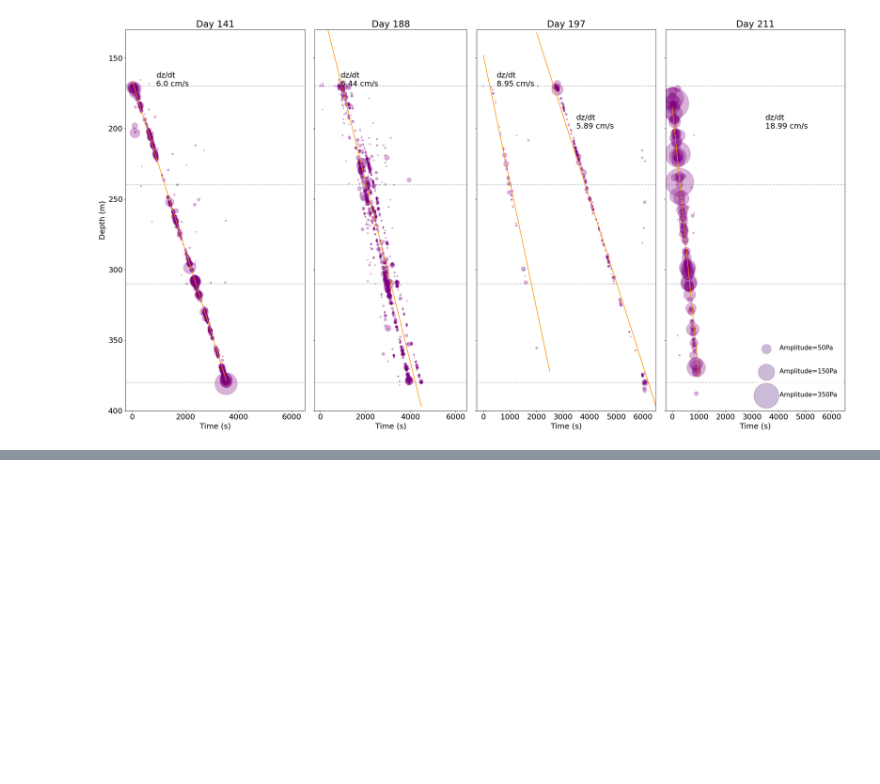
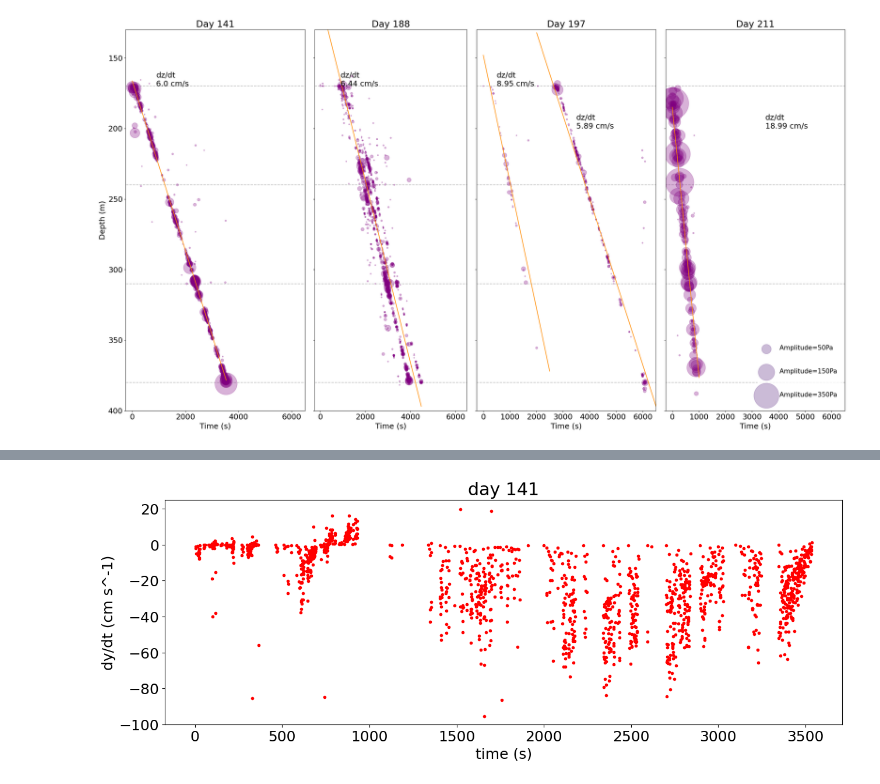
Before and after one commit to SerpRateAI/tensilePaper, a Jupyter notebook: combined-geology-chemistry-fractures.ipynb, the cells around one changed output, grey strips where cells are left out. Saved outputs shown, nothing was run; the diff lists cells and outputs as text; code cells hidden in the pictures; blank space fills up the shorter version.

```diff
--- a/combined-geology-chemistry-fractures.ipynb
+++ b/combined-geology-chemistry-fractures.ipynb
@@ -440,0 +559,19 @@ df211
+# %%
+def plot_dydt(mod, data, ax):
+    import obspy
+    x = mod[0]
+    y = mod[1]
+    times = data.origin_time.apply(obspy.UTCDateTime).apply(lambda t: t.datetime)
+    dt = times.diff().apply(lambda t: t.total_seconds())
+    dy = y - data.depth.values
+
+    ax.scatter(np.cumsum(dt), dy/dt, marker='.', color='red')
+
+fig, ax = plt.subplots(figsize=(15, 5))
+ax.set_ylim(-100, 25)
+ax.set_ylabel('dy/dt (cm s^-1)')
+ax.set_xlabel('time (s)')
+ax.set_title('day 141')
+plot_dydt(mod=xymod141, data=df141, ax=ax)
+# %% [output]
+[figure, added]
```
Also changed, not shown: parts of 11 cells of this notebook, 5 other files.
